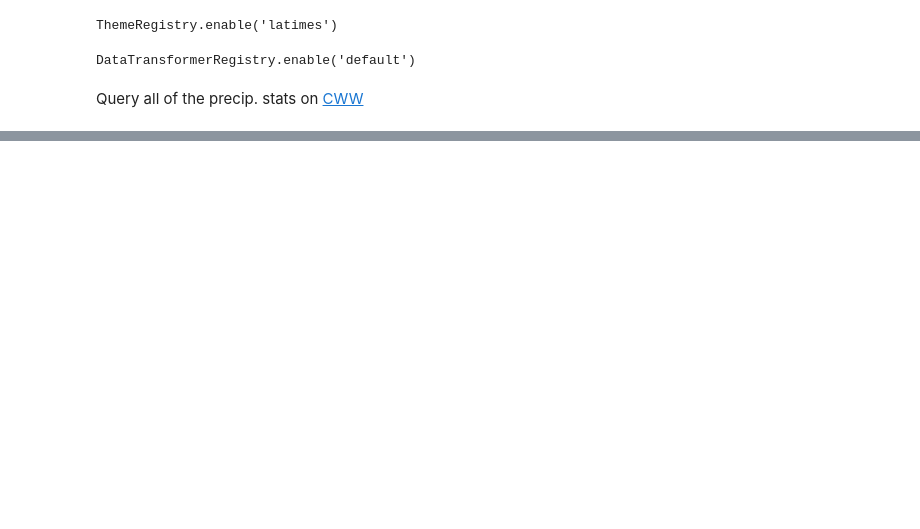
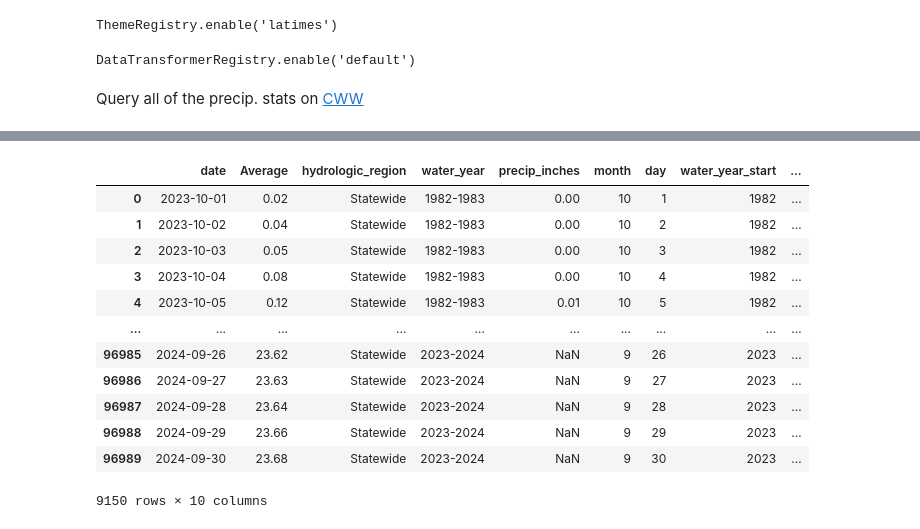
Before and after one commit to datadesk/california-drought-scrapers, a Jupyter notebook: processors/precipitation/daily-precipitation.ipynb, the cells around one changed output, grey strips where cells are left out. Cells and saved outputs as stored; diff of their text form; code cells hidden in the pictures; blank space fills up the shorter version.

Commit message:
clean notebooks, add this time last year to precip output

```diff
--- a/processors/precipitation/daily-precipitation.ipynb
+++ b/processors/precipitation/daily-precipitation.ipynb
@@ -88,3 +62,0 @@ melt_df
-# %%
-melt_df["water_year_start"] = melt_df["water_year"].str.split("-")[0][0]
-melt_df["water_year_end"] = melt_df["water_year"].str.split("-")[0][1]
@@ -120,0 +63,2 @@ melt_df[melt_df.hydrologic_region == "San Francisco Bay"].sort_values("precip_in
+# %%
+cumulative_df = pd.concat(cumulative_list)
@@ -120,0 +67,30 @@ melt_df[melt_df.hydrologic_region == "San Francisco Bay"].sort_values("precip_in
+# %%
+def melt(df):
+    # melt dataframe
+    melt_df = pd.melt(
+        df,
+        id_vars=["date","Average","hydrologic_region"],
+        var_name="water_year",
+        value_name="precip_inches"
+    )
+
+    # clean date
+    melt_df["date"] = pd.to_datetime(melt_df["date"])
+    melt_df["month"] = melt_df["date"].dt.month
+    melt_df["day"] = melt_df["date"].dt.day
+
+    melt_df["water_year_start"] = melt_df["water_year"].str.split("-").str[0]
+    melt_df["water_year_end"] = melt_df["water_year"].str.split("-").str[1]
+
+    melt_df.loc[
+        (melt_df.month <= 10),
+        "clean_date"
+    ] = melt_df["water_year_start"].astype(str) + "-" + melt_df["month"].astype(str) + "-" + melt_df["day"].astype(str)
+    melt_df.loc[
+        (melt_df.month > 10),
+        "clean_date"
+    ] = melt_df["water_year_end"].astype(str) + "-" + melt_df["month"].astype(str) + "-" + melt_df["day"].astype(str)
+
+    melt_df["clean_date"] = pd.to_datetime(melt_df["clean_date"], errors='coerce')
+
+    return melt_df
@@ -121 +99,3 @@ melt_df[melt_df.hydrologic_region == "San Francisco Bay"].sort_values("precip_in
+# %%
+cumulative_melt = melt(cumulative_df)
 # %%
@@ -133,0 +119,18 @@ melt_df.to_csv("../../data/processed/precipitation/daily/all-regions-daily-preci
+# %%
+cumulative_melt[
+    cumulative_melt.hydrologic_region == "Statewide"
+]
+# %% [output]
+|  | date | Average | hydrologic_region | water_year | precip_inches | month | day | water_year_start | ... |
+| 0 | 2023-10-01 | 0.02 | Statewide | 1982-1983 | 0.00 | 10 | 1 | 1982 | ... |
+| 1 | 2023-10-02 | 0.04 | Statewide | 1982-1983 | 0.00 | 10 | 2 | 1982 | ... |
+| 2 | 2023-10-03 | 0.05 | Statewide | 1982-1983 | 0.00 | 10 | 3 | 1982 | ... |
+| 3 | 2023-10-04 | 0.08 | Statewide | 1982-1983 | 0.00 | 10 | 4 | 1982 | ... |
+| 4 | 2023-10-05 | 0.12 | Statewide | 1982-1983 | 0.01 | 10 | 5 | 1982 | ... |
+| ... | ... | ... | ... | ... | ... | ... | ... | ... | ... |
+| 96985 | 2024-09-26 | 23.62 | Statewide | 2023-2024 | NaN | 9 | 26 | 2023 | ... |
+| 96986 | 2024-09-27 | 23.63 | Statewide | 2023-2024 | NaN | 9 | 27 | 2023 | ... |
+| 96987 | 2024-09-28 | 23.64 | Statewide | 2023-2024 | NaN | 9 | 28 | 2023 | ... |
+| 96988 | 2024-09-29 | 23.66 | Statewide | 2023-2024 | NaN | 9 | 29 | 2023 | ... |
+| 96989 | 2024-09-30 | 23.68 | Statewide | 2023-2024 | NaN | 9 | 30 | 2023 | ... |
+9150 rows × 10 columns
```
Also changed, not shown: parts of 17 cells of this notebook, 3 other files.
